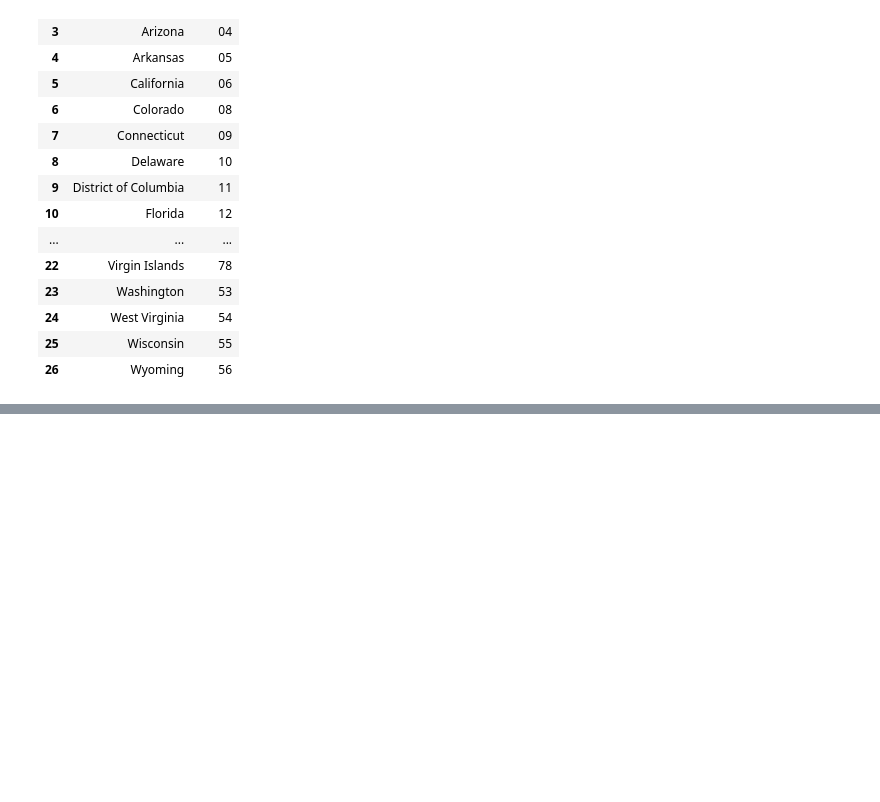
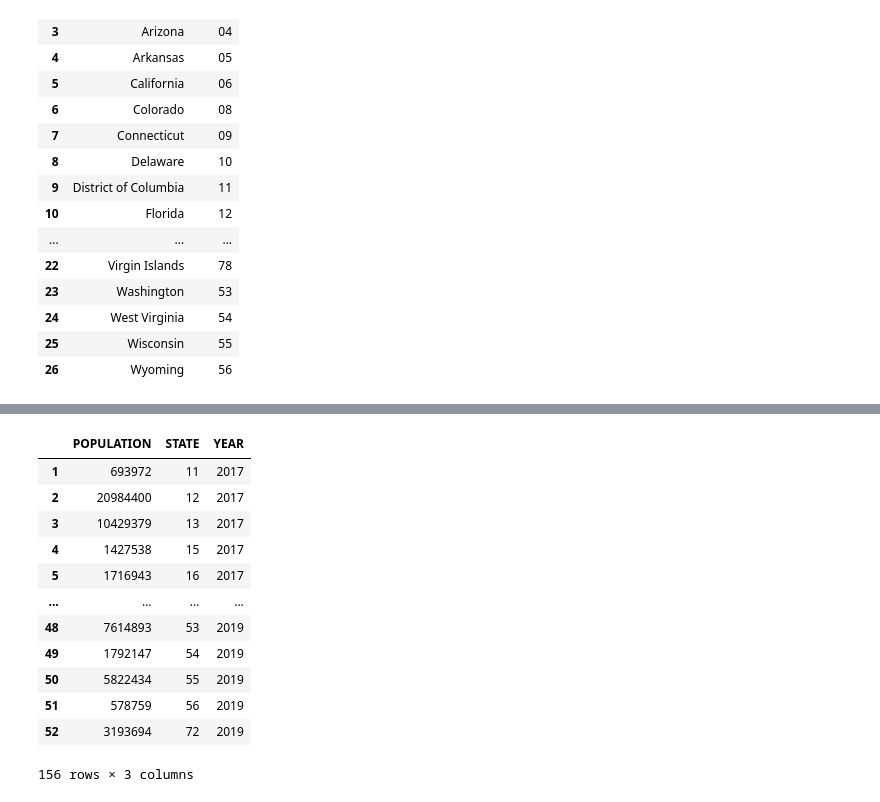
Before and after one commit to Jasneel/WeatherVsAccidents, a Jupyter notebook: jd_test.ipynb, the cells around one changed output, grey strips where cells are left out. Cells and saved outputs as stored; diff of their text form; code cells hidden in the pictures; blank space fills up the shorter version.

```diff
--- a/jd_test.ipynb
+++ b/jd_test.ipynb
@@ -133,11 +133,8 @@ states_list
 | 26 | Wyoming | 56 |
 # %%
 #API
-year_list = [2017,2018,2019,2020]
-list_2017 = []
-list_2018 = []
-list_2019 = []
-list_2020 = []
+year_list = [2017,2018,2019]
+population_171819 = []
 
 for years in year_list:
     base_url = f'https://api.census.gov/data/{years}/pep/population'
@@ -149,15 +146,5 @@ for years in year_list:
     data = requests.get(base_url,params=params).json()
     data = pd.DataFrame(data)
     data['YEAR'] = f'{years}'
-    pprint(data)
-
-# data = pd.DataFrame(data)
-# data = data.drop(index=0).rename(columns={
-# 1 : 'STATE',
-# 0 : 'POPULATION'
-# })
-# data
-
-# state_list_pop = pd.merge(data, states_list, on='STATE')
-# state_list_pop
+    population_171819.append(data)
 # %% [output]
@@ -181,0 +168,40 @@ JSONDecodeError: Expecting value: line 1 column 1 (char 0)
+# %%
+pop_17 = population_171819[0]
+pop_18 = population_171819[1]
+pop_19 = population_171819[2]
+
+ind_remove_10 = [0]
+pop_17_list = pop_17.drop(ind_remove_10).rename(columns={
+    0 : 'POPULATION',
+    1 : 'STATE'
+})
+
+ind_remove_11 = [0]
+pop_18_list = pop_18.drop(ind_remove_11).rename(columns={
+    0 : 'POPULATION',
+    1 : 'STATE'
+})
+
+ind_remove_12 = [0]
+pop_19_list = pop_19.drop(ind_remove_12).rename(columns={
+    0 : 'POPULATION',
+    1 : 'STATE'
+})
+
+frames2 = [pop_17_list,pop_18_list,pop_19_list]
+pop_171819 = pd.concat(frames2)
+pop_171819
+# %% [output]
+|  | POPULATION | STATE | YEAR |
+| 1 | 693972 | 11 | 2017 |
+| 2 | 20984400 | 12 | 2017 |
+| 3 | 10429379 | 13 | 2017 |
+| 4 | 1427538 | 15 | 2017 |
+| 5 | 1716943 | 16 | 2017 |
+| ... | ... | ... | ... |
+| 48 | 7614893 | 53 | 2019 |
+| 49 | 1792147 | 54 | 2019 |
+| 50 | 5822434 | 55 | 2019 |
+| 51 | 578759 | 56 | 2019 |
+| 52 | 3193694 | 72 | 2019 |
+156 rows × 3 columns
```
Also changed, not shown: parts of 4 cells of this notebook.
